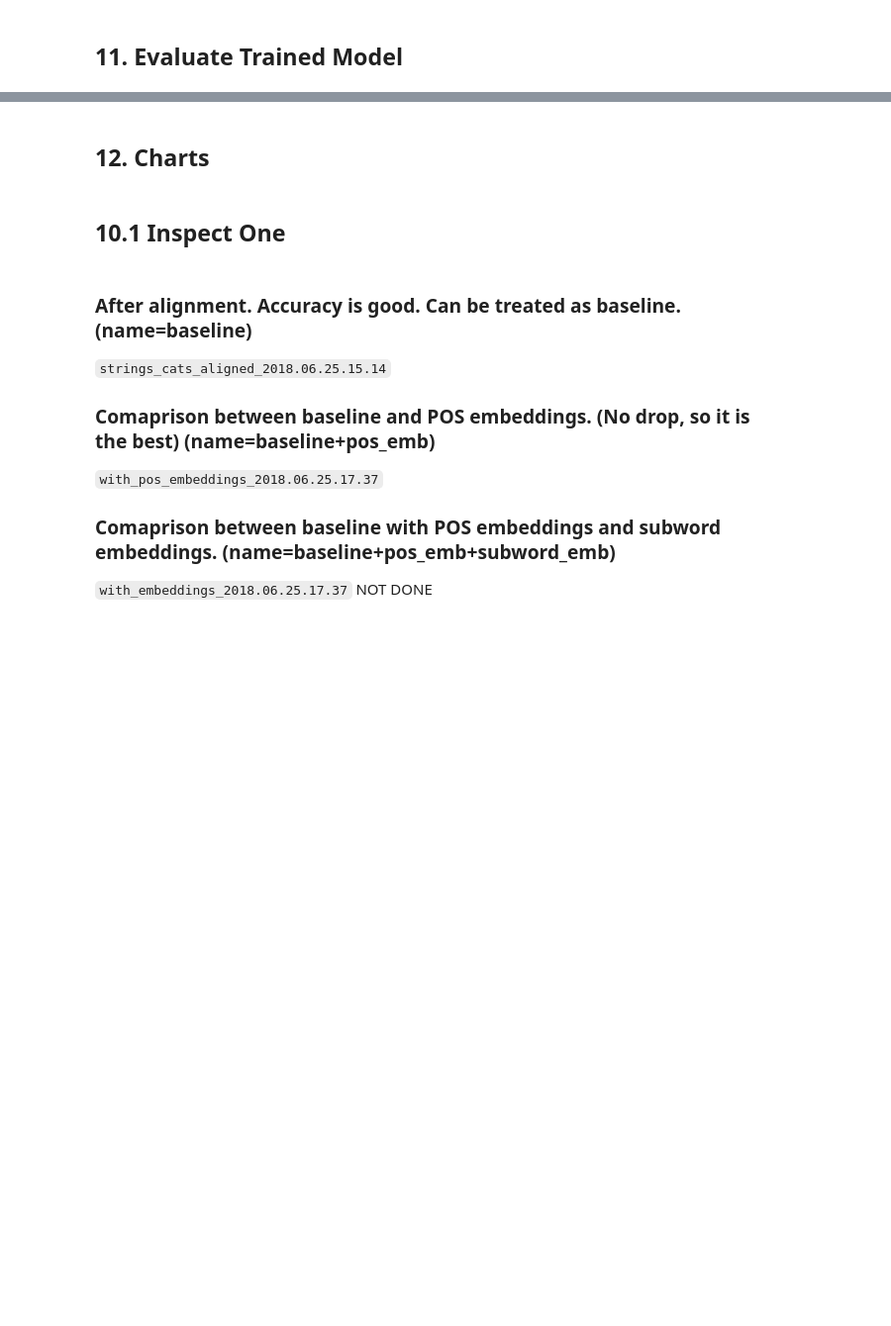
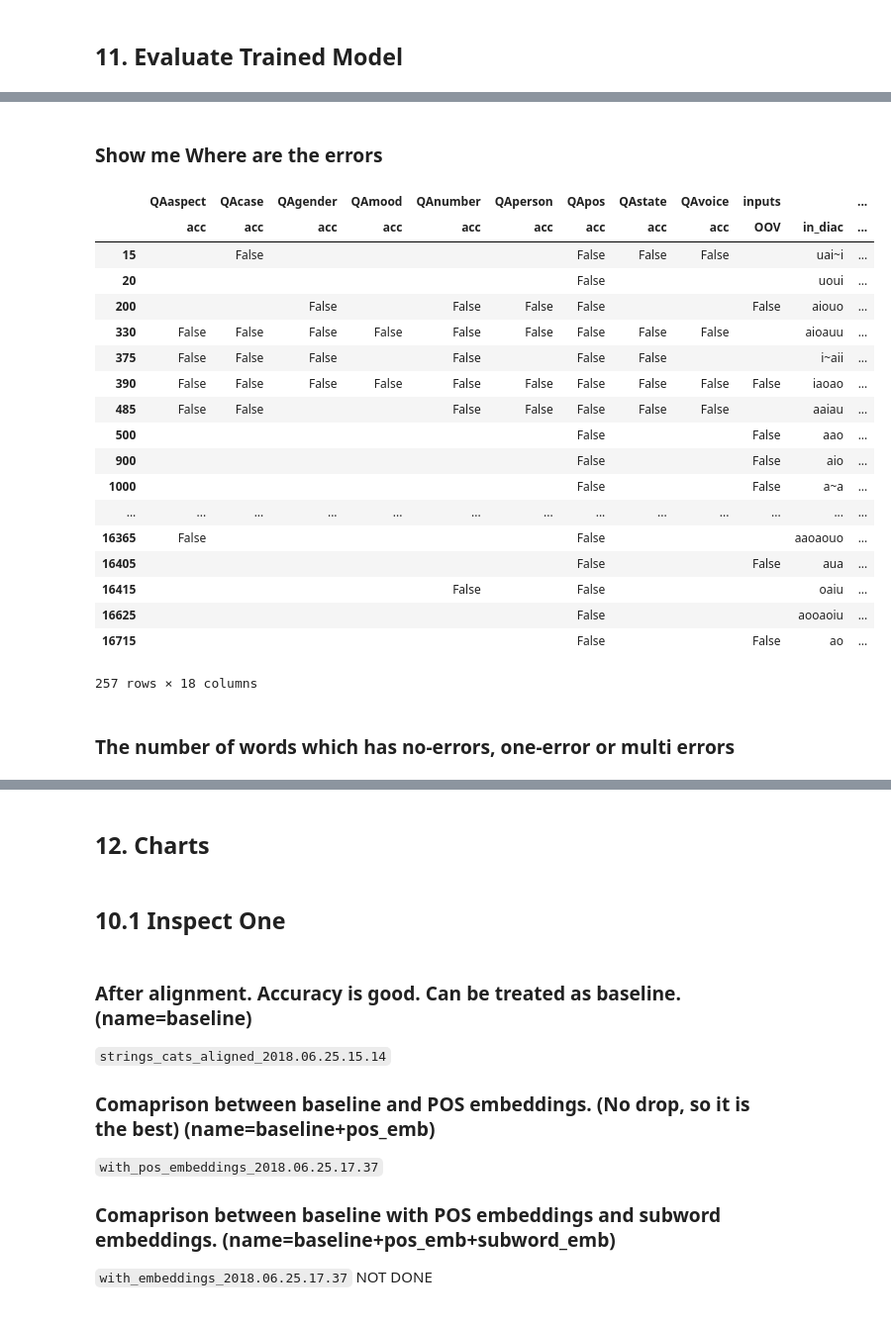
Before and after one commit to aosaimy/sawaref-rnn, a Jupyter notebook: Fullv4.5-ENCH.ipynb, the cells around one changed output, grey strips where cells are left out. Shown at 99% size. Drawn from its saved outputs; the diff is of its cells as text; code cells hidden in the pictures; blank space fills up the shorter version.

```diff
--- a/Fullv4.5-ENCH.ipynb
+++ b/Fullv4.5-ENCH.ipynb
@@ -1374,0 +1813,11 @@ if not e.LOAD_MODEL:
+# %%
+result = calc_accuracy(model, [data["val"][0],
+                               data["val"][1],
+                               df2.loc[(sents[test_split_at:val_split_at],slice(None),slice(None))]],
+                       debug=True,
+                       train_vocab=train_vocab,
+                       train_input_variable=train_input_variable
+                      )
+# result = calc_accuracy(model, [*data["test"],test], len(data["test"][0][e.strings_x[0]]),debug=True,
+#                        train_vocab=train_vocab,
+#                        train_input_variable=train_input_variable)
@@ -1466,4 +1971,26 @@ printAcc(result,"acc")
+# %% [markdown]
+### Show me Where are the errors
 # %%
 def ShowWhereFalse(df,regex):
     return df[df.filter(regex=regex).astype(int).sum(axis=1) != len(df.filter(regex=regex).columns)].filter(regex="acc|in").replace(True,"")
-ShowWhereFalse(result,regex)
+ShowWhereFalse(result,"pos.*acc")
+# %% [output]
+|  | QAaspect | QAcase | QAgender | QAmood | QAnumber | QAperson | QApos | QAstate | QAvoice | inputs |  | ... |
+|  | acc | acc | acc | acc | acc | acc | acc | acc | acc | OOV | in_diac | ... |
+| 15 |  | False |  |  |  |  | False | False | False |  | uai~i | ... |
+| 20 |  |  |  |  |  |  | False |  |  |  | uoui | ... |
+| 200 |  |  | False |  | False | False | False |  |  | False | aiouo | ... |
+| 330 | False | False | False | False | False | False | False | False | False |  | aioauu | ... |
+| 375 | False | False | False |  | False |  | False | False |  |  | i~aii | ... |
+| 390 | False | False | False | False | False | False | False | False | False | False | iaoao | ... |
+| 485 | False | False |  |  | False | False | False | False | False |  | aaiau | ... |
+| 500 |  |  |  |  |  |  | False |  |  | False | aao | ... |
+| 900 |  |  |  |  |  |  | False |  |  | False | aio | ... |
+| 1000 |  |  |  |  |  |  | False |  |  | False | a~a | ... |
+| ... | ... | ... | ... | ... | ... | ... | ... | ... | ... | ... | ... | ... |
+| 16365 | False |  |  |  |  |  | False |  |  |  | aaoaouo | ... |
+| 16405 |  |  |  |  |  |  | False |  |  | False | aua | ... |
+| 16415 |  |  |  |  | False |  | False |  |  |  | oaiu | ... |
+| 16625 |  |  |  |  |  |  | False |  |  |  | aooaoiu | ... |
+| 16715 |  |  |  |  |  |  | False |  |  | False | ao | ... |
+257 rows × 18 columns
@@ -1473,0 +1997,2 @@ plt.show()
+# %% [markdown]
+### The number of words which has no-errors, one-error or multi errors
```
Also changed, not shown: parts of 109 cells of this notebook, 5 other files.
